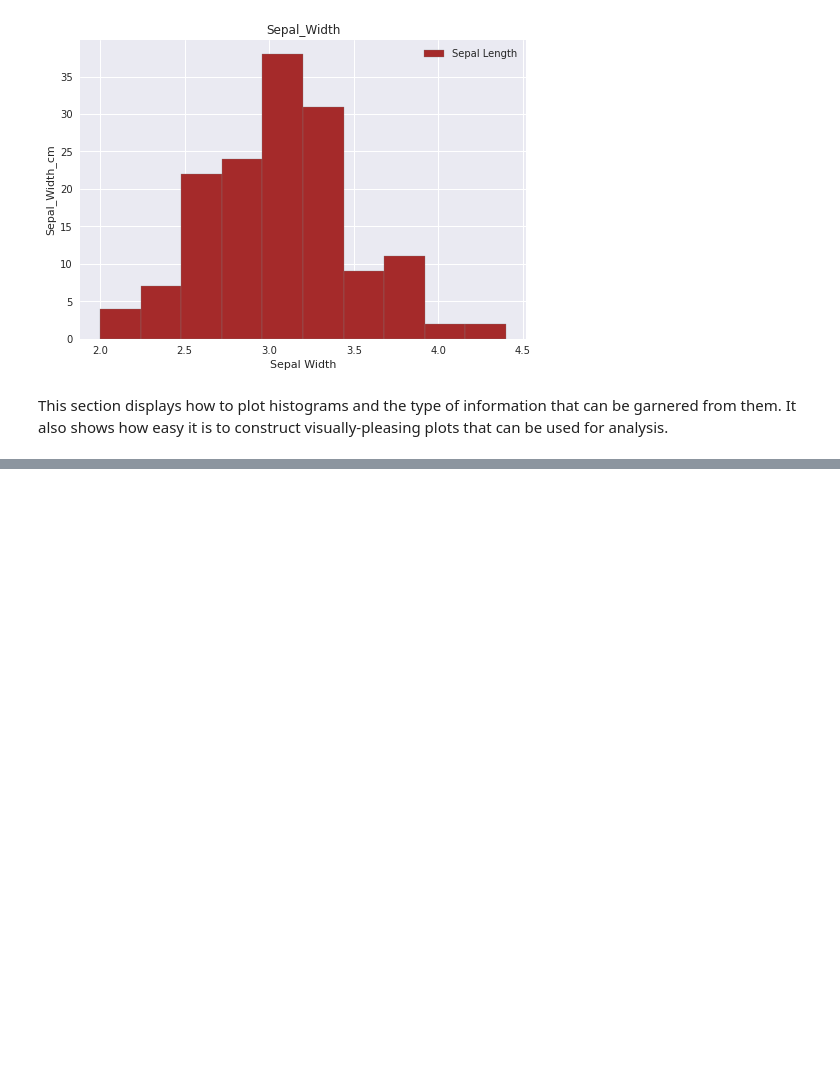
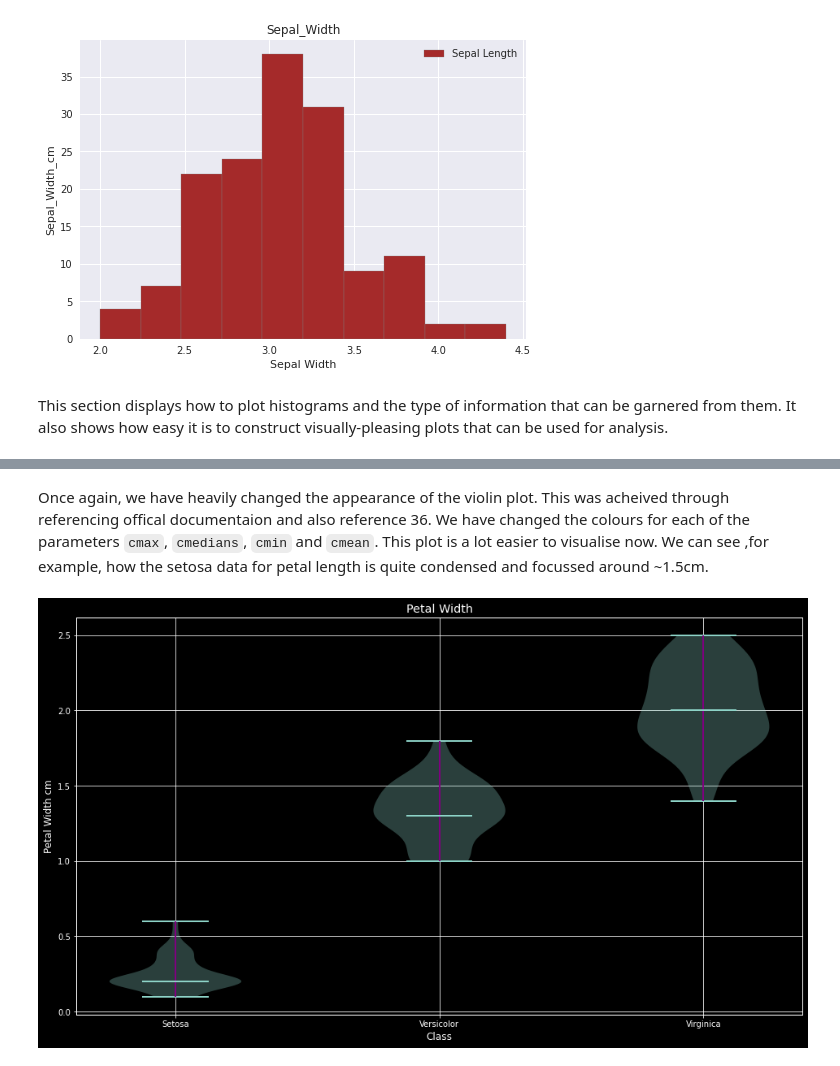
Before and after one commit to conor-mccaffrey/cao-points, a Jupyter notebook: pyplot.ipynb, the cells around one changed output, grey strips where cells are left out. Drawn from its saved outputs; the diff is of its cells as text; code cells hidden in the pictures; blank space fills up the shorter version.

```diff
--- a/pyplot.ipynb
+++ b/pyplot.ipynb
@@ -564,0 +632,16 @@ This section displays how to plot histograms and the type of information that ca
+# %% [markdown]
+Once again, we have heavily changed the appearance of the violin plot. This was acheived through referencing offical documentaion and also reference 36. We have changed the colours for each of the parameters `cmax`, `cmedians`, `cmin` and `cmean`. This plot is a lot easier to visualise now. We can see ,for example, how the setosa data for petal length is quite condensed and focussed around ~1.5cm.
+# %%
+# Violin Plot Petal Width
+with plt.style.context('dark_background'): # changing background for variety
+    ax = plt.violinplot([df_setosa_PW, df_versicolor_PW, df_virginica_PW] ,showmedians=True)
+    plt.xlabel('Class')
+    plt.xticks([1,2,3],['Setosa','Versicolor','Virginica'])
+    plt.ylabel('Petal Width cm')
+    plt.title('Petal Width')
+
+cmedians_colors = ax['cmedians'].get_color()
+colors = ['purple','purple','purple']
+ax['cbars'].set_color(colors)
+# %% [output]
+[figure, added]
```
Also changed, not shown: parts of 18 cells of this notebook, 1 other file.
